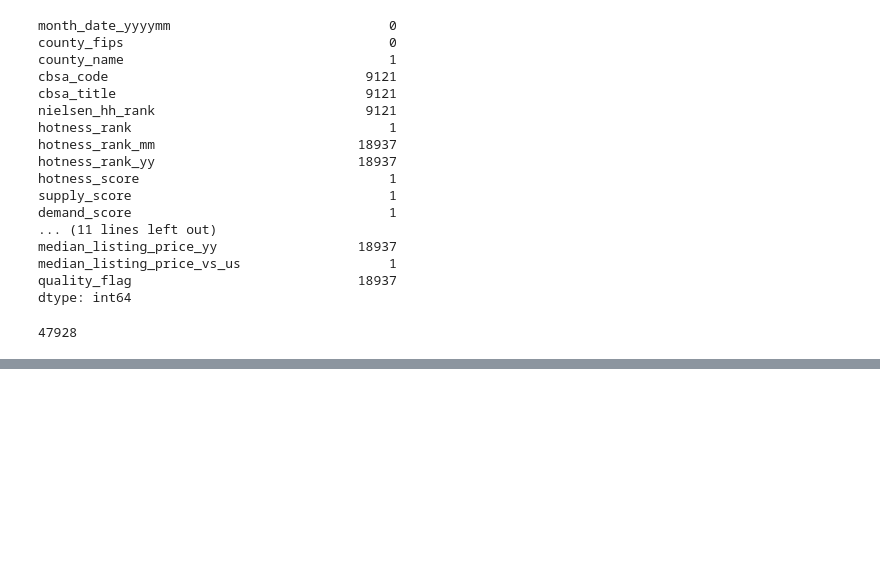
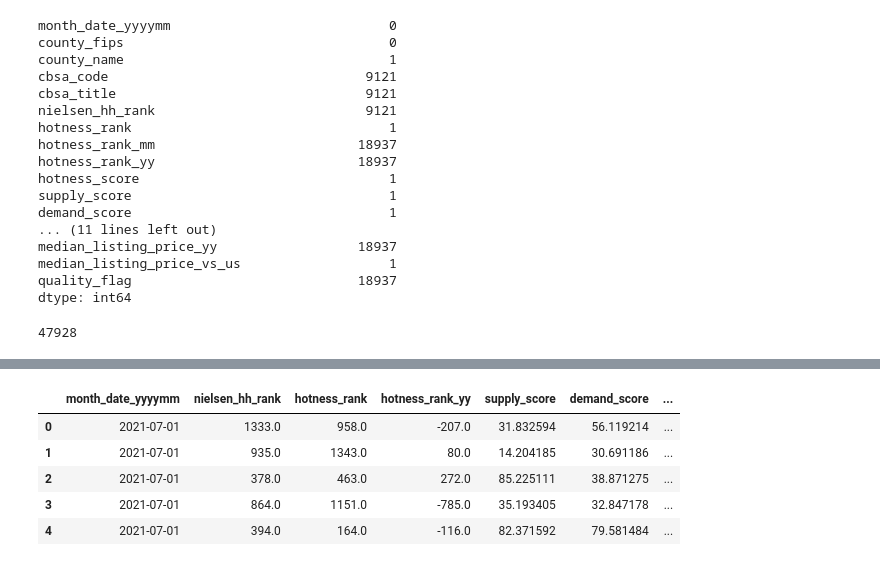
Before and after one commit to sjpozzuoli/Daves_Eagles, a Jupyter notebook: Dataset_Exploration_v1.ipynb, the cells around one changed output, grey strips where cells are left out. Drawn from its saved outputs; the diff is of its cells as text; code cells hidden in the pictures; blank space fills up the shorter version.

```diff
--- a/Dataset_Exploration_v1.ipynb
+++ b/Dataset_Exploration_v1.ipynb
@@ -132,0 +182,3 @@ triggered_df = cleaned_df.loc[cleaned_df["quality_flag"] == 1]
+# %%
+#Change the first column to a date time type
+year_over_year_df["month_date_yyyymm"] = pd.to_datetime(year_over_year_df["month_date_yyyymm"],format='%Y%m')
@@ -132,0 +238,18 @@ triggered_df = cleaned_df.loc[cleaned_df["quality_flag"] == 1]
+# %%
+#Repeat the splitting process on the YoY dataframe
+title_split = year_over_year_df["cbsa_title"].str.split(", ",n=1, expand=True)
+
+cities_split = title_split[0].str.split("-",n=-1, expand=True)
+state_split = title_split[1].str.split("-",n=-1, expand=True)
+
+year_over_year_df["city_name"] = cities_split[0]
+year_over_year_df["state"] = state_split[0]
+year_over_year_df = year_over_year_df.drop(["cbsa_title"], axis=1)
+year_over_year_df.head()
+# %% [output]
+|  | month_date_yyyymm | nielsen_hh_rank | hotness_rank | hotness_rank_yy | supply_score | demand_score | ... |
+| 0 | 2021-07-01 | 1333.0 | 958.0 | -207.0 | 31.832594 | 56.119214 | ... |
+| 1 | 2021-07-01 | 935.0 | 1343.0 | 80.0 | 14.204185 | 30.691186 | ... |
+| 2 | 2021-07-01 | 378.0 | 463.0 | 272.0 | 85.225111 | 38.871275 | ... |
+| 3 | 2021-07-01 | 864.0 | 1151.0 | -785.0 | 35.193405 | 32.847178 | ... |
+| 4 | 2021-07-01 | 394.0 | 164.0 | -116.0 | 82.371592 | 79.581484 | ... |
```
Also changed, not shown: parts of 13 cells of this notebook, 2 other files.
